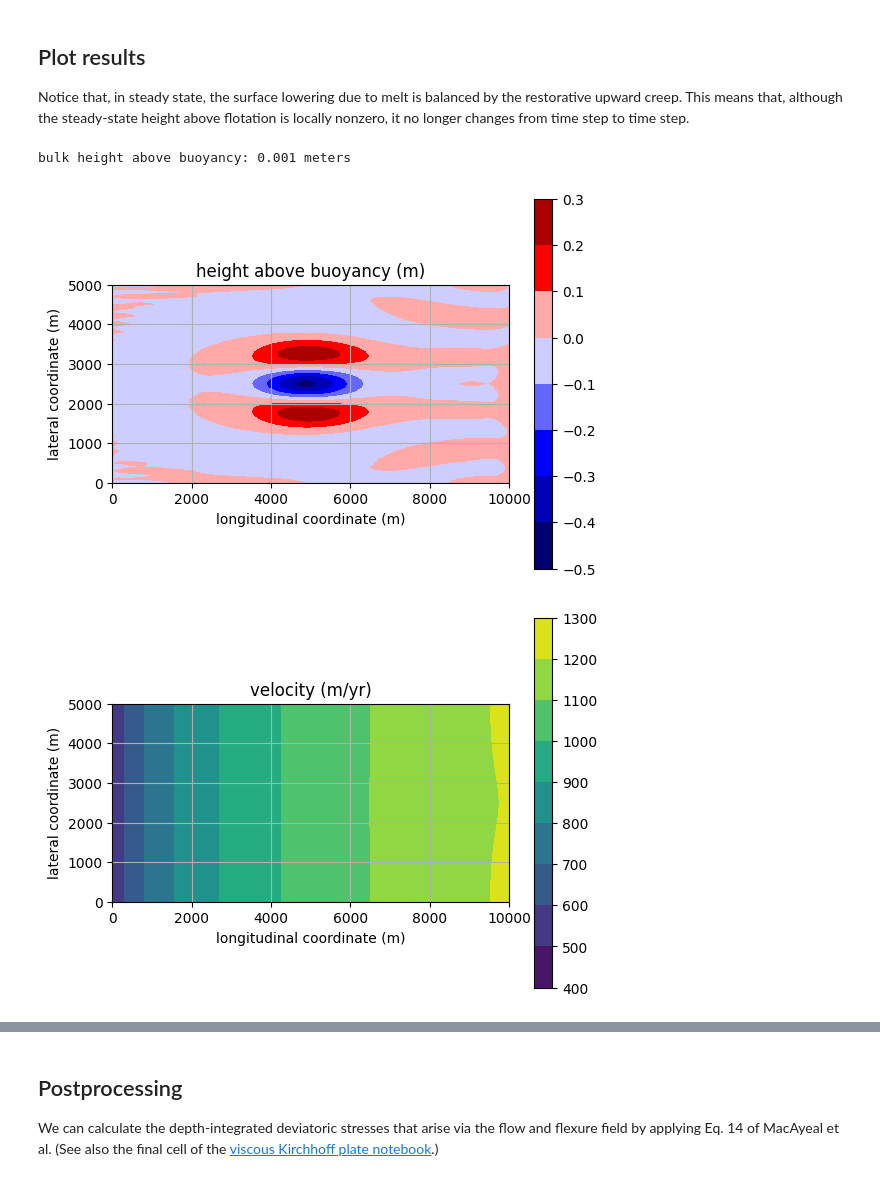
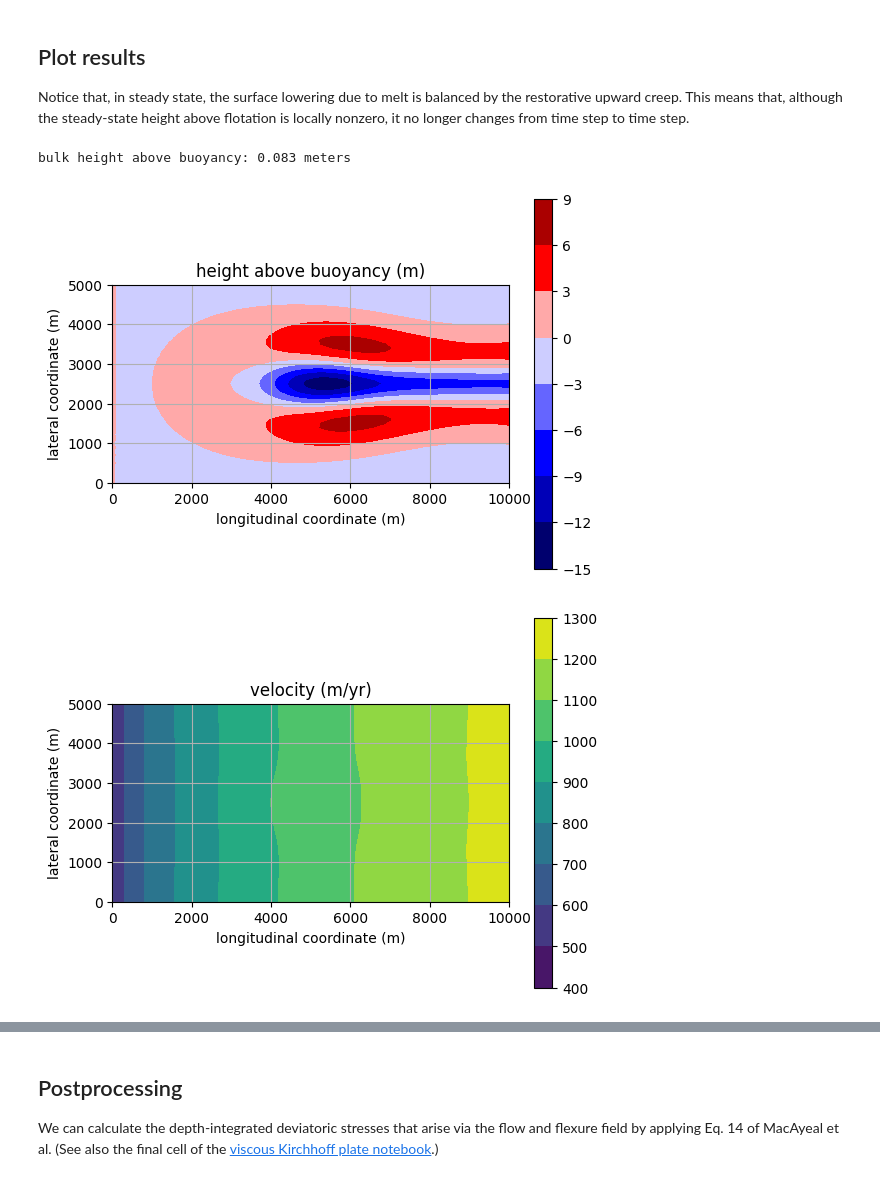
Before and after one commit to chrismiele/weird_flex, a Jupyter notebook: 4_coupled_flow_flexure_viscous.ipynb, the cells around one changed output, grey strips where cells are left out. Cells and saved outputs as stored; diff of their text form; code cells hidden in the pictures.

```diff
--- a/4_coupled_flow_flexure_viscous.ipynb
+++ b/4_coupled_flow_flexure_viscous.ipynb
@@ -68,6 +68,7 @@ from icepack.constants import year #number of seconds in a year
 g = 9.81 #gravity in N/kg
 T = Constant(273.15) #temperature (K). 273.15 is freezing
 A = icepack.rate_factor(T) #A from Glen's law
+ν_f = 5e15/year #viscosity in the flexure equations need not equal the viscosity from flow
 
 H_gl = 600 #thickness at upstream boundary (m)
 thick_grad = 0 #thickness gradient
@@ -237,9 +238,9 @@ for step in tqdm.trange(num_timesteps):
                     -ρ_i*g*h_ab) #else: f acts downward via gravity
 
     #additionally force flexure with the velocity field, as in Eq. 57e
-    #f += H_*inner(σ, ddη*Δt) #Eq. 57e
+    f += H_*inner(σ, ddη*Δt) #Eq. 57e
 
-    L = 1/6*ν*H_**3*inner(ddη, ddw)*dx + 1/6*ν*H_**3*Δη*Δw*dx - f*w*dx
+    L = 1/6*ν_f*H_**3*inner(ddη, ddw)*dx + 1/6*ν_f*H_**3*Δη*Δw*dx - f*w*dx #note the different viscosity value
     L += 0.5*α**2*η*w*ds(1) #constrain η = 0 on the upstream boundary 1 via the penalty method
     L += 0.5*α**2*η*w*ds(2) #η = 0 on the downstream boundary via the penalty method
 
@@ -302,35 +303,35 @@ print('bulk height above buoyancy: {:.3f} meters'.format(mean_hab))
 
 fig, ax = plt.subplots()
 ax.set_aspect('equal')
 plt.title('height above buoyancy (m)')
 norm = colors.TwoSlopeNorm(vcenter = 0)
 elev_plot = tricontourf(h_ab, axes=ax, norm = norm, cmap = 'seismic')
 plt.colorbar(elev_plot)
 plt.xlabel('longitudinal coordinate (m)')
 plt.ylabel('lateral coordinate (m)')
 plt.grid()
 plt.show()
 
 fig, ax = plt.subplots()
 ax.set_aspect('equal')
 plt.title('velocity (m/yr)')
 vel_plot = tricontourf(u, axes=ax)
 plt.colorbar(vel_plot)
 plt.xlabel('longitudinal coordinate (m)')
 plt.ylabel('lateral coordinate (m)')
 plt.grid()
 plt.show()
 
 fig, ax = plt.subplots()
 ax.set_aspect('equal')
 plt.title('deflection rate (m/yr)')
-vel_plot = tricontourf(project(η, Q1), axes=ax)
-plt.colorbar(vel_plot)
+def_plot = tricontourf(project(η, Q1), axes=ax)
+plt.colorbar(def_plot)
 plt.xlabel('longitudinal coordinate (m)')
 plt.ylabel('lateral coordinate (m)')
 plt.grid()
 plt.show()
 # %% [output]
-bulk height above buoyancy: 0.001 meters
+bulk height above buoyancy: 0.083 meters
-[figure, old version]
+[figure, new version]
-[figure, old version]
+[figure, new version]
```
Also changed, not shown: parts of 4 cells of this notebook.
